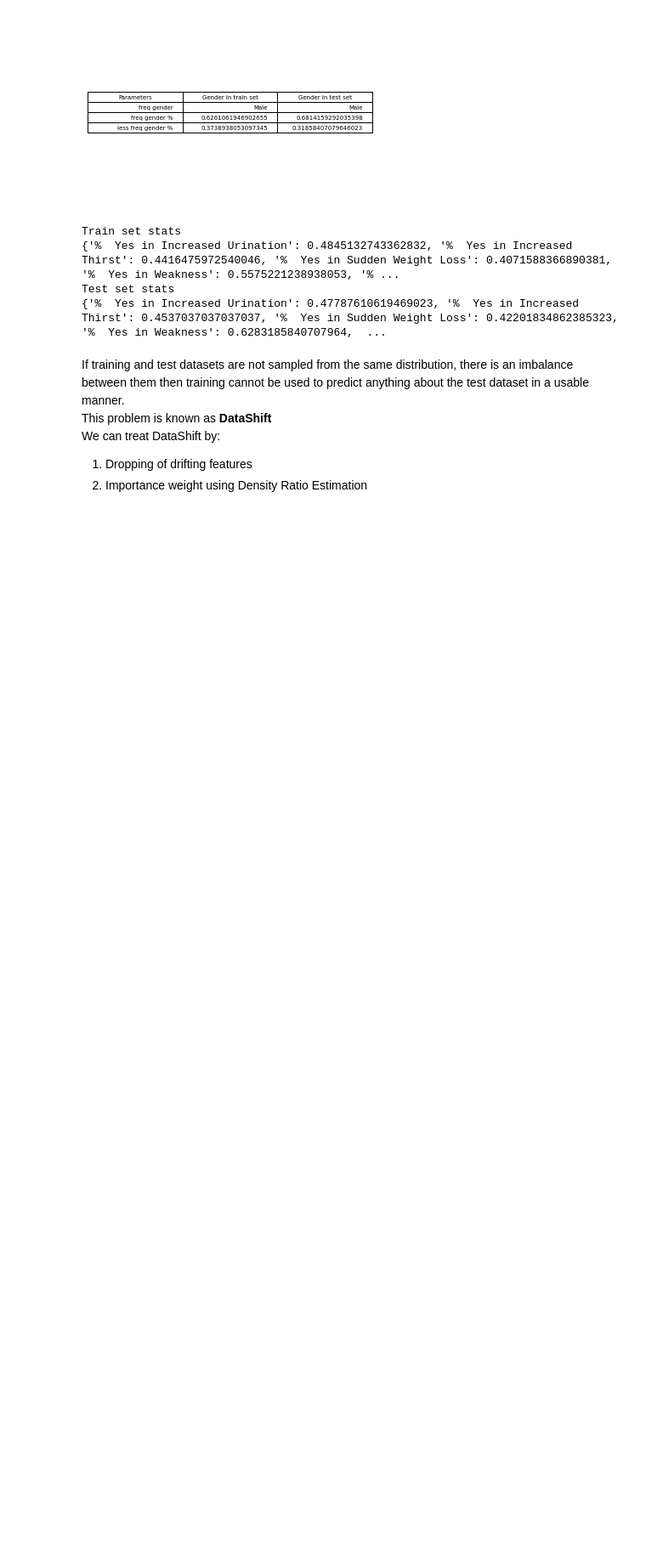
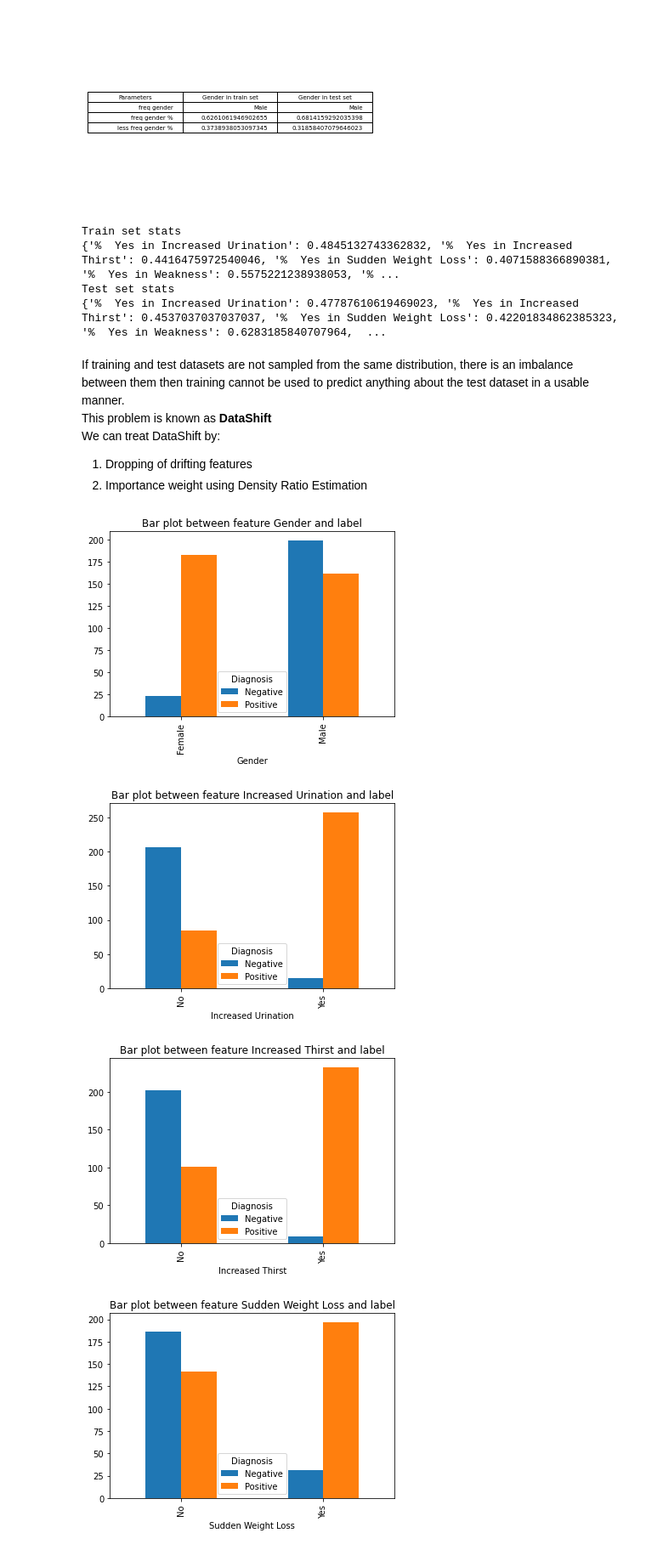
Before and after one commit to mlh-master/hw2_mlh-daniel-omer, a Jupyter notebook: HW2_MLH.ipynb, the cells around one changed output. Shown: that part at 85% size. Cells and saved outputs as stored; diff of their text form; code cells hidden in the pictures; blank space fills up the shorter version.

```diff
--- a/HW2_MLH.ipynb
+++ b/HW2_MLH.ipynb
@@ -59,4 +61,4 @@ df['Family History'] = df['Family History'].map({1: 'Yes', 0 : 'No'})
 #finding empty cells in dataframe
 row,col = np.where(pd.isnull(df))
 for i,j in zip(row,col):
-    df.iloc[i,j] = np.nan
+    df.iloc[i,j] = None
@@ -140,0 +143,14 @@ We can treat DataShift by:
+# %%
+# relationship between feature and label
+diagnosis_column = df_raw["Diagnosis"]
+for f in df_raw.columns:
+    if f == "Diagnosis" or f == "Age":
+        continue
+    series = df_raw.groupby([f,diagnosis_column]).size().unstack(level=1).plot(kind='bar')
+    plt.show
+    plt.title('Bar plot between feature ' + str(f) + ' and label')
+# %% [output]
+[figure, added]
+[figure, added]
+[figure, added]
+[figure, added]
```
Also changed, not shown: parts of 8 cells of this notebook.
